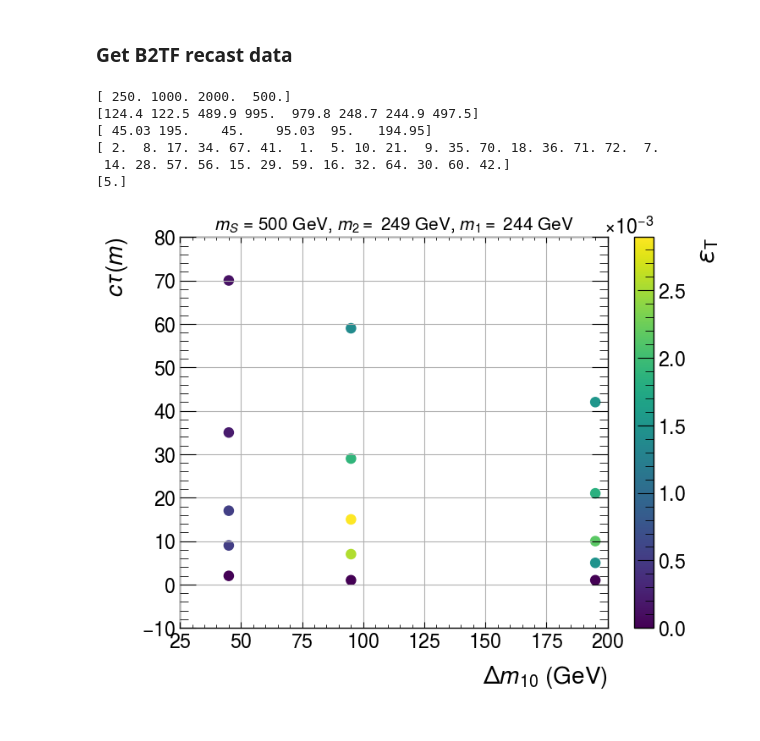
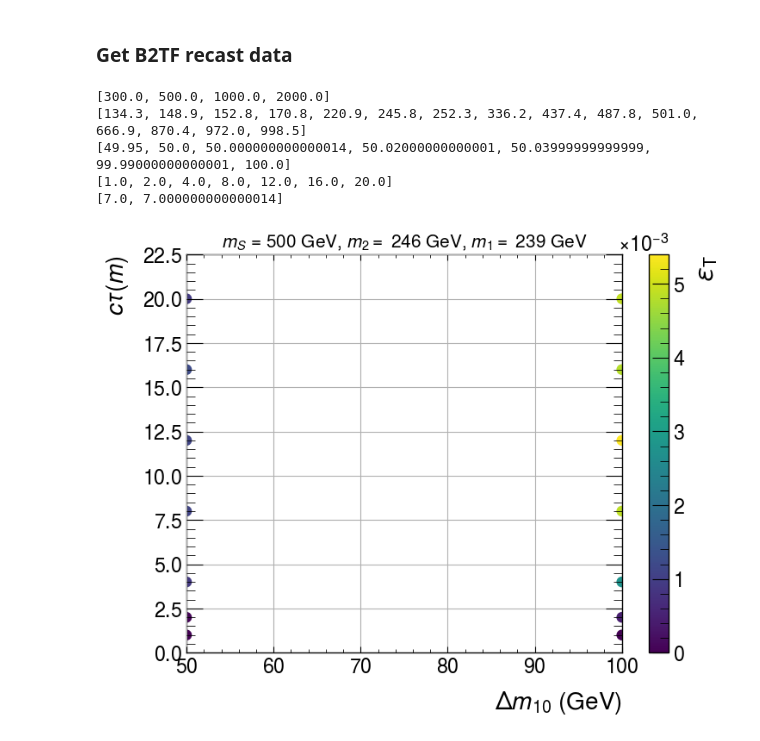
Before and after one commit to andlessa/back2futureTrigger, a Jupyter notebook: B2TF-Trigger/plotEffs_2.ipynb, the cells around one changed output. Cells and saved outputs as stored; diff of their text form; code cells hidden in the pictures.

```diff
--- a/B2TF-Trigger/plotEffs_2.ipynb
+++ b/B2TF-Trigger/plotEffs_2.ipynb
@@ -15,47 +15,46 @@ except:
 # %% [markdown]
 ### Get B2TF recast data
 # %%
-b2tf_effs_R = np.genfromtxt('./pp2chi0chi0J_nosmear_scan_2_effs.csv',delimiter=',',names=True)
+b2tf_effs_R = np.genfromtxt('./pp2chi0chi0J_scan_2_nosmear.csv',delimiter=',',names=True)
 b2tf_data_df_R = pd.DataFrame(b2tf_effs_R,columns=b2tf_effs_R.dtype.names)
 b2tf_data_df_R['dm'] = b2tf_data_df_R['m1']-b2tf_data_df_R['m0']
 b2tf_data_df_R['dm21'] = b2tf_data_df_R['m2']-b2tf_data_df_R['m1']
 b2tf_data_df_R['ctau'] = (b2tf_data_df_R['tau']*2.99e8).round(0)
 b2tf_data_df_R['ctau_full'] = (b2tf_data_df_R['tau']*2.99e8)
 # %%
-print(b2tf_data_df_R['ms'].unique())
-print(b2tf_data_df_R['m2'].unique())
-print(b2tf_data_df_R['dm'].unique())
-print(b2tf_data_df_R['ctau'].unique())
-print(b2tf_data_df_R['dm21'].unique())
+print(sorted(b2tf_data_df_R['ms'].unique()))
+print(sorted(b2tf_data_df_R['m2'].unique()))
+print(sorted(b2tf_data_df_R['dm'].unique()))
+print(sorted(b2tf_data_df_R['ctau'].unique()))
+print(sorted(b2tf_data_df_R['dm21'].unique()))
 # %% [output]
-[ 250. 1000. 2000.  500.]
-[124.4 122.5 489.9 995.  979.8 248.7 244.9 497.5]
-[ 45.03 195.    45.    95.03  95.   194.95]
-[ 2.  8. 17. 34. 67. 41.  1.  5. 10. 21.  9. 35. 70. 18. 36. 71. 72.  7.
- 14. 28. 57. 56. 15. 29. 59. 16. 32. 64. 30. 60. 42.]
-[5.]
+[300.0, 500.0, 1000.0, 2000.0]
+[134.3, 148.9, 152.8, 170.8, 220.9, 245.8, 252.3, 336.2, 437.4, 487.8, 501.0, 666.9, 870.4, 972.0, 998.5]
+[49.95, 50.0, 50.000000000000014, 50.02000000000001, 50.03999999999999, 99.99000000000001, 100.0]
+[1.0, 2.0, 4.0, 8.0, 12.0, 16.0, 20.0]
+[7.0, 7.000000000000014]
 # %%
-constraints = {'ms' : 500.0, 'm2' : 248.7}
+constraints = {'ms' : 500.0, 'm2' : 245.8}
 xaxis = 'dm'
 yaxis = 'ctau'
 zaxis = 'eff'
 # Filter data
 b2tf_data_df_filter_R = b2tf_data_df_R.copy()
 for label,val in constraints.items():
-    b2tf_data_df_filter_R = b2tf_data_df_filter_R[(np.abs(b2tf_data_df_filter_R[label]-val) < 0.1)]
+    b2tf_data_df_filter_R = b2tf_data_df_filter_R[(np.abs(b2tf_data_df_filter_R[label]-val) < 0.5)]
 b2tf_data_df_filter_R.sort_values(xaxis,inplace=True)
 
 plt.scatter(b2tf_data_df_filter_R[xaxis],b2tf_data_df_filter_R[yaxis],c=b2tf_data_df_filter_R[zaxis],marker='o')
 plt.xlabel(r'%s' %varDict[xaxis])
 plt.ylabel(r'%s' %varDict[yaxis])
 plt.colorbar(label=r'%s' %varDict[zaxis])
 # plt.xlim(0,350.)
 plt.grid()
 plt.title(getTitleFromDF(b2tf_data_df_filter_R),fontsize=15)
 # plt.legend()
 # plt.yscale('log')
 # plt.ylim(1e-2,1)
 plt.show()
 # %% [output]
-[figure, old version]
+[figure, new version]
 # %%
```
Also changed, not shown: parts of 6 cells of this notebook, 1 other file.
